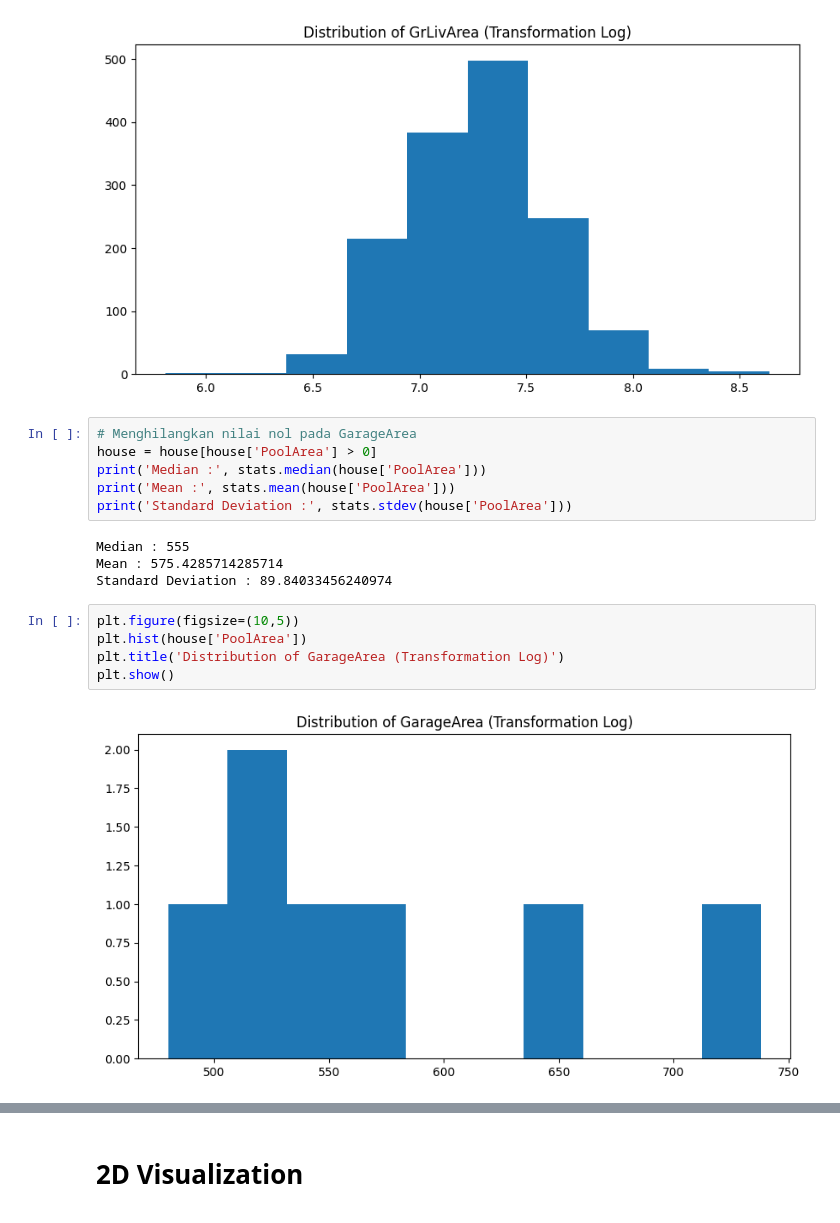
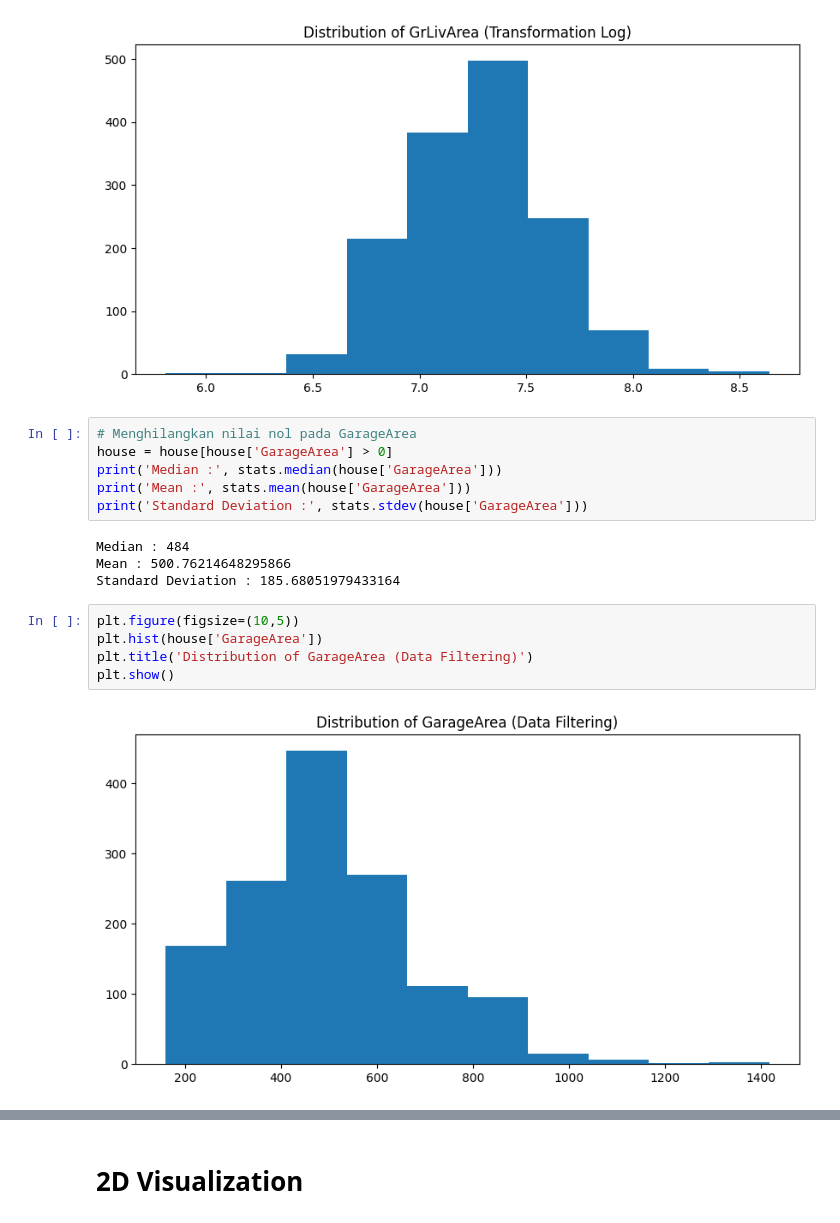
Before and after one commit to arnolmanurung98/Data-Science-Final-Project-Kelas.work, a Jupyter notebook: Case_Study_02_Housing_Price.ipynb, the cells around one changed output, grey strips where cells are left out. Saved outputs shown, nothing was run; the diff lists cells and outputs as text.

```diff
--- a/Case_Study_02_Housing_Price.ipynb
+++ b/Case_Study_02_Housing_Price.ipynb
@@ -232,21 +247,21 @@ plt.show()
 [figure]
 # %%
 # Menghilangkan nilai nol pada GarageArea
-house = house[house['PoolArea'] > 0]
-print('Median :', stats.median(house['PoolArea']))
-print('Mean :', stats.mean(house['PoolArea']))
-print('Standard Deviation :', stats.stdev(house['PoolArea']))
+house = house[house['GarageArea'] > 0]
+print('Median :', stats.median(house['GarageArea']))
+print('Mean :', stats.mean(house['GarageArea']))
+print('Standard Deviation :', stats.stdev(house['GarageArea']))
 # %% [output]
-Median : 555
-Mean : 575.4285714285714
-Standard Deviation : 89.84033456240974
+Median : 484
+Mean : 500.76214648295866
+Standard Deviation : 185.68051979433164
 # %%
 plt.figure(figsize=(10,5))
-plt.hist(house['PoolArea'])
-plt.title('Distribution of GarageArea (Transformation Log)')
+plt.hist(house['GarageArea'])
+plt.title('Distribution of GarageArea (Data Filtering)')
 plt.show()
 # %% [output]
-[figure, old version]
+[figure, new version]
 # %% [markdown]
 #### **Penjelasan dan analisis tentang pemrosesan data**
 
```
Also changed, not shown: parts of 12 cells of this notebook.
